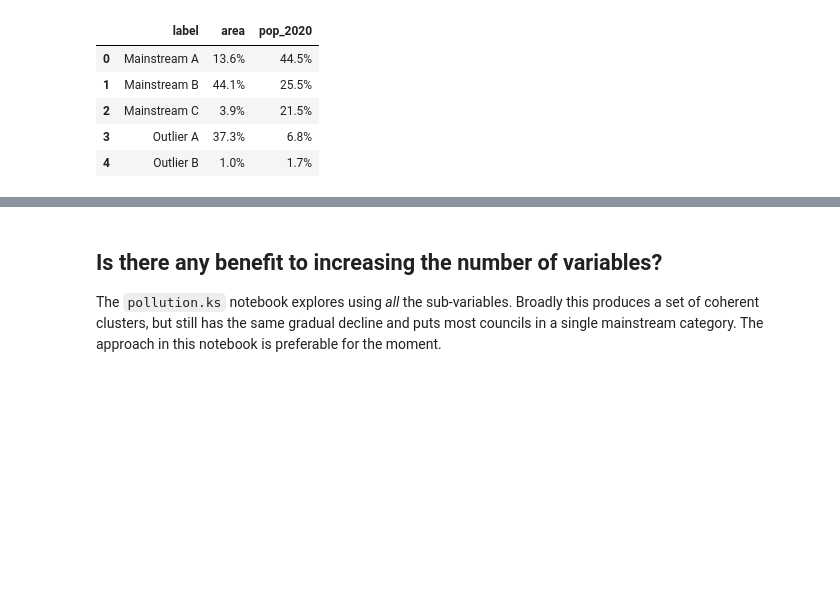
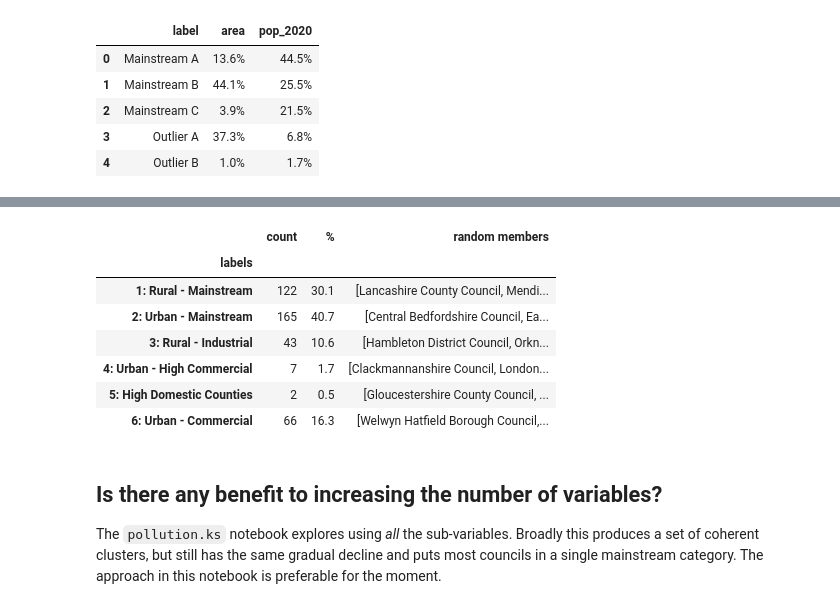
Before and after one commit to mysociety/la_distance, a Jupyter notebook: emissions.v1.ipynb, the cells around one changed output, grey strips where cells are left out. Saved outputs shown, nothing was run; the diff lists cells and outputs as text; code cells hidden in the pictures; blank space fills up the shorter version.

```diff
--- a/emissions.v1.ipynb
+++ b/emissions.v1.ipynb
@@ -186,3 +190,20 @@ pt.style.format({
+# %%
+cluster.assign_name(n=1, name="Rural - Mainstream", desc="Above average industry/transport/domestic. Low density.")
+cluster.assign_name(n=2, name="Urban - Mainstream", desc="Below average commercial/industry/transport/domestic. High density.")
+cluster.assign_name(n=3, name="Rural - Industrial", desc="Above average transport, industry, domestic. Low density.")
+cluster.assign_name(n=4, name="Urban - High Commercial", desc="Very high commercial/public sector.")
+cluster.assign_name(n=5, name="High Domestic Counties", desc="Very above average domestic and transport in county councils.")
+cluster.assign_name(n=6, name="Urban - Commercial", desc="Above average commercial/public sector, below average domestic/transport. High density.")
+cluster.stats(label_lookup=nice_name_lookup)
+# %% [output]
+|  | count | % | random members |
+| labels |  |  |  |
+| 1: Rural - Mainstream | 122 | 30.1 | [Lancashire County Council, Mendi... |
+| 2: Urban - Mainstream | 165 | 40.7 | [Central Bedfordshire Council, Ea... |
+| 3: Rural - Industrial | 43 | 10.6 | [Hambleton District Council, Orkn... |
+| 4: Urban - High Commercial | 7 | 1.7 | [Clackmannanshire Council, London... |
+| 5: High Domestic Counties | 2 | 0.5 | [Gloucestershire County Council, ... |
+| 6: Urban - Commercial | 66 | 16.3 | [Welwyn Hatfield Borough Council,... |
 # %%
 #export with pre per-capita numbers
 
```
Also changed, not shown: parts of 6 cells of this notebook, 3 other files.
